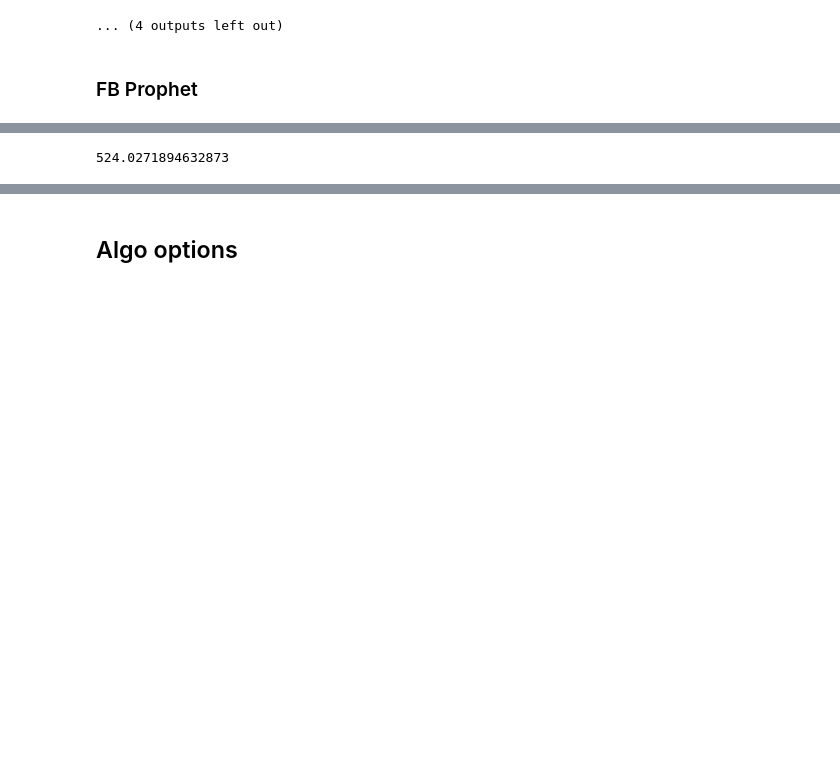
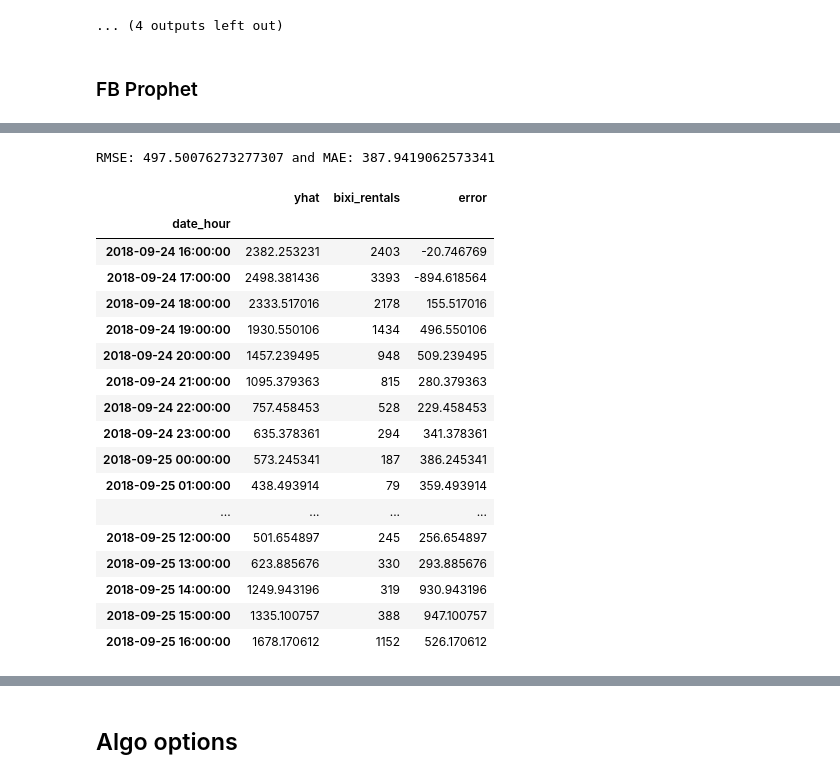
Before and after one commit to Rimab55/Forecasting_Bixi_Bikeshare_rentals, a Jupyter notebook: Time_Series.ipynb, the cells around one changed output, grey strips where cells are left out. Saved outputs shown, nothing was run; the diff lists cells and outputs as text; code cells hidden in the pictures; blank space fills up the shorter version.

```diff
--- a/Time_Series.ipynb
+++ b/Time_Series.ipynb
@@ -450,4 +458,4 @@ def rmse(forecast, ts):
 # %%
-rmse(forecast,y)
+df, to_print = rmse(forecast,y)
 # %% [output]
-524.0271894632873
+RMSE: 497.50076273277307 and MAE: 387.9419062573341
@@ -453,0 +464,21 @@ rmse(forecast,y)
+# %%
+df.head(25)
+# %% [output]
+|  | yhat | bixi_rentals | error |
+| date_hour |  |  |  |
+| 2018-09-24 16:00:00 | 2382.253231 | 2403 | -20.746769 |
+| 2018-09-24 17:00:00 | 2498.381436 | 3393 | -894.618564 |
+| 2018-09-24 18:00:00 | 2333.517016 | 2178 | 155.517016 |
+| 2018-09-24 19:00:00 | 1930.550106 | 1434 | 496.550106 |
+| 2018-09-24 20:00:00 | 1457.239495 | 948 | 509.239495 |
+| 2018-09-24 21:00:00 | 1095.379363 | 815 | 280.379363 |
+| 2018-09-24 22:00:00 | 757.458453 | 528 | 229.458453 |
+| 2018-09-24 23:00:00 | 635.378361 | 294 | 341.378361 |
+| 2018-09-25 00:00:00 | 573.245341 | 187 | 386.245341 |
+| 2018-09-25 01:00:00 | 438.493914 | 79 | 359.493914 |
+| ... | ... | ... | ... |
+| 2018-09-25 12:00:00 | 501.654897 | 245 | 256.654897 |
+| 2018-09-25 13:00:00 | 623.885676 | 330 | 293.885676 |
+| 2018-09-25 14:00:00 | 1249.943196 | 319 | 930.943196 |
+| 2018-09-25 15:00:00 | 1335.100757 | 388 | 947.100757 |
+| 2018-09-25 16:00:00 | 1678.170612 | 1152 | 526.170612 |
```
Also changed, not shown: parts of 17 cells of this notebook.
